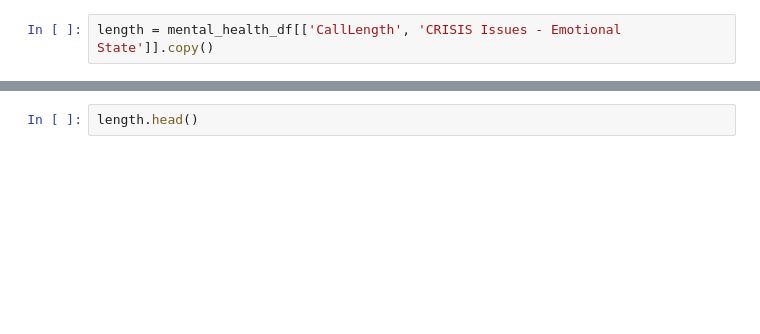
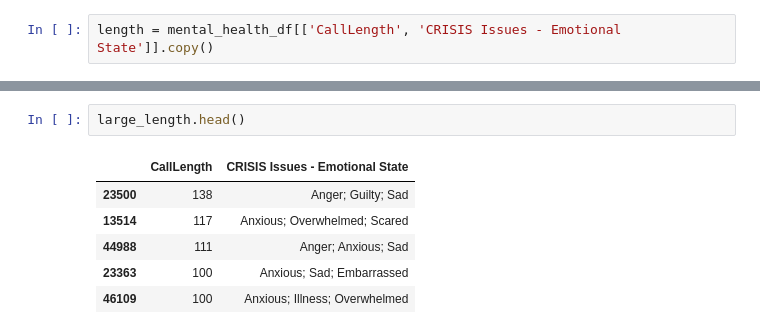
Before and after one commit to NSS-Data-Analytics-Cohort-6/fcs-crisis-data-campers, a Jupyter notebook: notebooks/fcs_crisis_nathan.ipynb, the cells around one changed output, grey strips where cells are left out. Saved outputs shown, nothing was run; the diff lists cells and outputs as text; blank space fills up the shorter version.

```diff
--- a/notebooks/fcs_crisis_nathan.ipynb
+++ b/notebooks/fcs_crisis_nathan.ipynb
@@ -70,2 +153,9 @@ length = length[length['CallLength'].isin([138, 117, 111, 100])]
 # %%
-length.head()
+large_length.head()
+# %% [output]
+|  | CallLength | CRISIS Issues - Emotional State |
+| 23500 | 138 | Anger; Guilty; Sad |
+| 13514 | 117 | Anxious; Overwhelmed; Scared |
+| 44988 | 111 | Anger; Anxious; Sad |
+| 23363 | 100 | Anxious; Sad; Embarrassed |
+| 46109 | 100 | Anxious; Illness; Overwhelmed |
```
Also changed, not shown: parts of 21 cells of this notebook.
